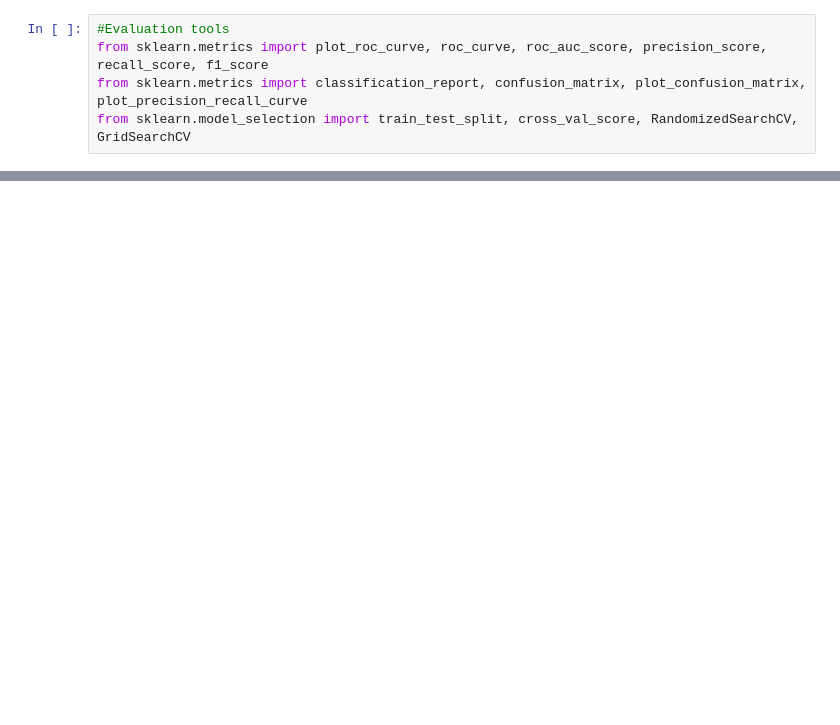
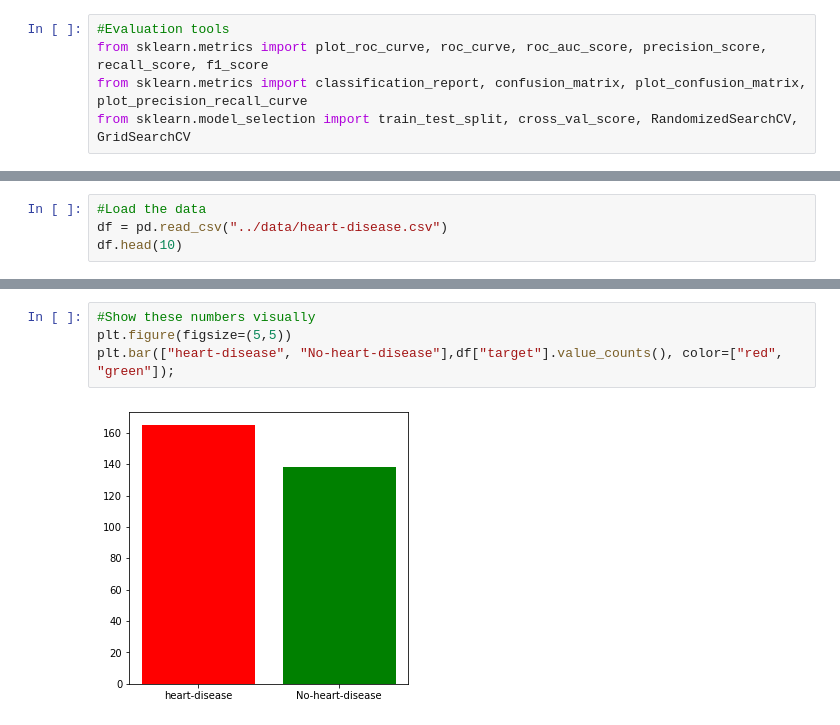
Before and after one commit to Ritsch1/Heart-Disease-Classifier, a Jupyter notebook: notebooks/Heart-Disease-Classification.ipynb, the cells around one changed output, grey strips where cells are left out. Drawn from its saved outputs; the diff is of its cells as text; blank space fills up the shorter version.

```diff
--- a/notebooks/Heart-Disease-Classification.ipynb
+++ b/notebooks/Heart-Disease-Classification.ipynb
@@ -95,0 +103,4 @@ from sklearn.model_selection import train_test_split, cross_val_score, Randomize
+# %%
+#Load the data
+df = pd.read_csv("../data/heart-disease.csv")
+df.head(10)
@@ -95,0 +131,6 @@ from sklearn.model_selection import train_test_split, cross_val_score, Randomize
+# %%
+#Show these numbers visually
+plt.figure(figsize=(5,5))
+plt.bar(["heart-disease", "No-heart-disease"],df["target"].value_counts(), color=["red", "green"]);
+# %% [output]
+[figure, added]
```
Also changed, not shown: parts of 68 cells of this notebook.
